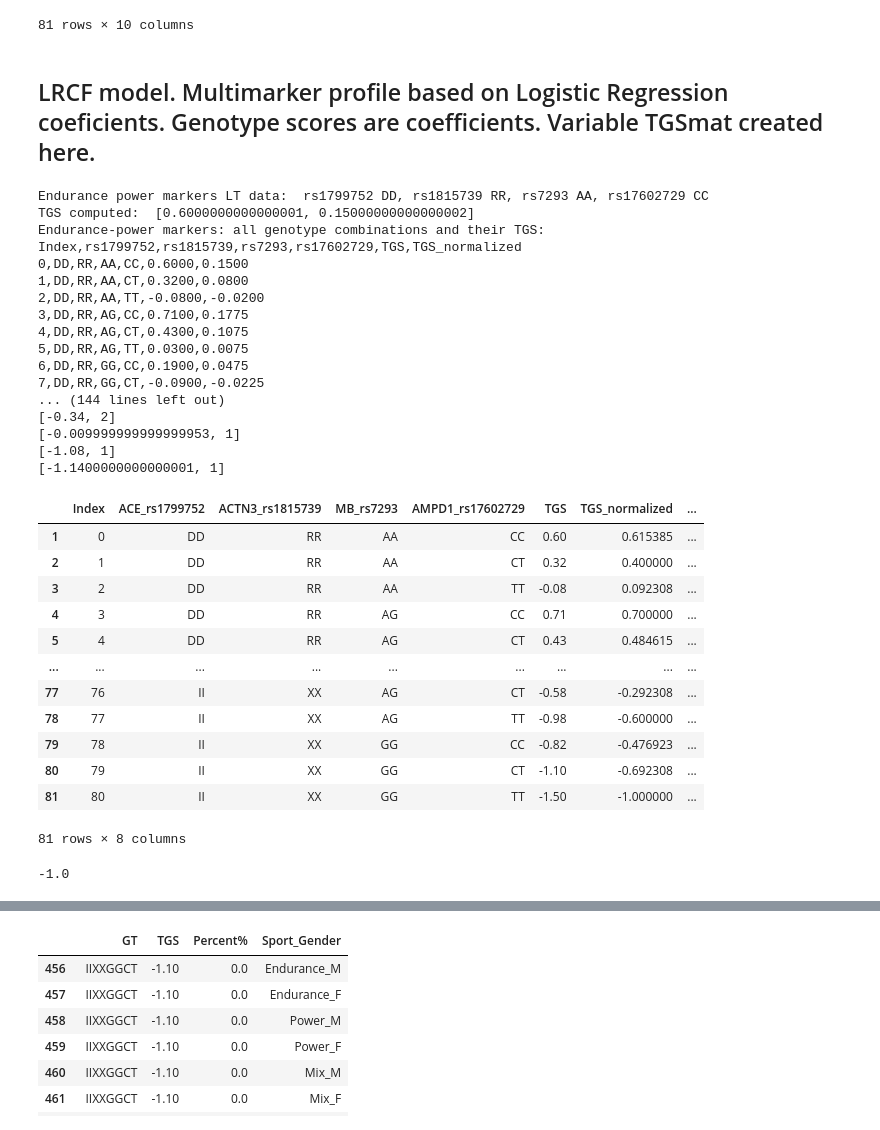
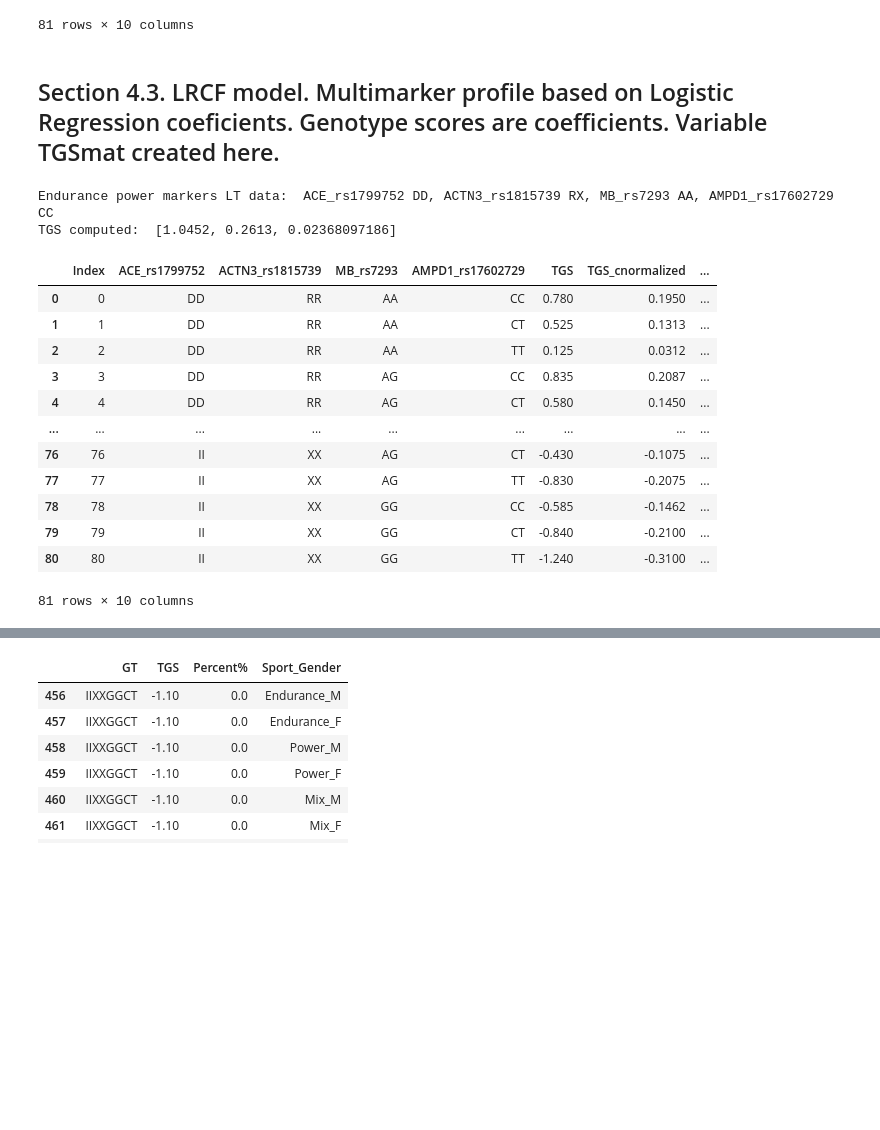
Before and after one commit to erinijapranckeviciene/ppolygenic, a Jupyter notebook: ppolygenic_working_draft.ipynb, the cells around one changed output, grey strips where cells are left out. Cells and saved outputs as stored; diff of their text form; code cells hidden in the pictures; blank space fills up the shorter version.

```diff
--- a/ppolygenic_working_draft.ipynb
+++ b/ppolygenic_working_draft.ipynb
@@ -1087,71 +1087,52 @@ TGS computed:  [4.0, 1.0, 0.02368097186]
 | 80 | 80 | II | XX | GG | TT | -4.0 | -1.0000 | ... |
 81 rows × 10 columns
 # %% [markdown]
-## LRCF model. Multimarker profile based on Logistic Regression coeficients. Genotype scores are coefficients.   Variable TGSmat created here.
+## Section 4.3. LRCF model. Multimarker profile based on Logistic Regression coeficients. Genotype scores are coefficients.   Variable TGSmat created here.
 # %%
 import sys
 import itertools
 import csv
 import pandas
 
 ##############################################################################
 # Modeling LT_athlete's TGS scores
 ##############################################################################
 
 ####### Endurance_power_markers dictionary
 markers_endpow ={ \
 # Endurance_power markers of LT data sample
      'endurance_power_vilnius': \
-                {'ACE_rs1799752':     {'gene':'ACE', 'genotype_scores':{'DD': 2, 'ID': 1, 'II': 0},'frequencies':{'DD': 0.247, 'ID': 0.369, 'II': 0.384},'allele_freq':{'I':0.43,'D':0.57}, 'conf': 1},\
-                 'ACTN3_rs1815739':     {'gene':'ACTN3', 'genotype_scores':{'RR': 1, 'RX': 2, 'XX': 0}, 'frequencies':{'RR': 0.408, 'RX': 0.49, 'XX': 0.102},'allele_freq':{'R':0.65,'X':0.35}, 'conf': 1},\
-                 'MB_rs7293': {'gene':'MB','genotype_scores':{'AA': 2, 'AG': 1, 'GG': 0},'frequencies':{'AA': 0.271, 'AG': 0.455, 'GG': 0.275},'allele_freq':{'A':0.5,'G':0.5}, 'conf': 1},\
-                 'AMPD1_rs17602729':{'gene':'AMPD1','genotype_scores':{'CC': 2, 'CT': 1, 'TT': 0}, 'frequencies':{'CC': 0.722, 'CT': 0.255, 'TT': 0.024},'allele_freq':{'C':0.85,'T':0.15}, 'conf': 1}}}
+                {'ACE_rs1799752':     {'gene':'ACE', 'genotype_scores':{'DD': 0.42, 'ID': 0.19, 'II': -0.47 },'frequencies':{'DD': 0.247, 'ID': 0.369, 'II': 0.384},'allele_freq':{'I':0.43,'D':0.57}, 'conf': 1},\
+                 'ACTN3_rs1815739':     {'gene':'ACTN3', 'genotype_scores':{'RR': 0, 'RX': 0.2652, 'XX':-0.12 }, 'frequencies':{'RR': 0.408, 'RX': 0.49, 'XX': 0.102},'allele_freq':{'R':0.65,'X':0.35}, 'conf': 1},\
+                 'MB_rs7293': {'gene':'MB','genotype_scores':{'AA': 0.105, 'AG': 0.16, 'GG':-0.25 },'frequencies':{'AA': 0.271, 'AG': 0.455, 'GG': 0.275},'allele_freq':{'A':0.5,'G':0.5}, 'conf': 1},\
+                 'AMPD1_rs17602729':{'gene':'AMPD1','genotype_scores':{'CC': 0.255, 'CT': 0, 'TT': -0.4}, 'frequencies':{'CC': 0.722, 'CT': 0.255, 'TT': 0.024},'allele_freq':{'C':0.85,'T':0.15}, 'conf': 1}}}
 
 endpow_gt_list='ACE_rs1799752 DD, ACTN3_rs1815739 RX, MB_rs7293 AA, AMPD1_rs17602729 CC '
 
 tgs_endpow = total_genotype_score(endpow_gt_list, markers_endpow['endurance_power_vilnius'])
 print("Endurance power markers LT data: ",endpow_gt_list)
 print("TGS computed: ", tgs_endpow)
 
 co = genotype_combinations_tgs(markers_endpow['endurance_power_vilnius'])
 tg=co[0]
 ft=co[1]
 
 TGSmat=GTcombinations_to_df(tg)
 TGSmat['GT']=TGSmat['ACE_rs1799752']+TGSmat['ACTN3_rs1815739']+TGSmat['MB_rs7293']+TGSmat['AMPD1_rs17602729']
 TGSmat
 # %% [output]
-Endurance power markers LT data:  rs1799752 DD, rs1815739 RR, rs7293 AA, rs17602729 CC
-TGS computed:  [0.6000000000000001, 0.15000000000000002]
-Endurance-power markers: all genotype combinations and their TGS:
-Index,rs1799752,rs1815739,rs7293,rs17602729,TGS,TGS_normalized
-0,DD,RR,AA,CC,0.6000,0.1500
-1,DD,RR,AA,CT,0.3200,0.0800
-2,DD,RR,AA,TT,-0.0800,-0.0200
-3,DD,RR,AG,CC,0.7100,0.1775
-4,DD,RR,AG,CT,0.4300,0.1075
-5,DD,RR,AG,TT,0.0300,0.0075
-6,DD,RR,GG,CC,0.1900,0.0475
-7,DD,RR,GG,CT,-0.0900,-0.0225
-... (144 lines left out)
-[-0.34, 2]
-[-0.009999999999999953, 1]
-[-1.08, 1]
-[-1.1400000000000001, 1]
+Endurance power markers LT data:  ACE_rs1799752 DD, ACTN3_rs1815739 RX, MB_rs7293 AA, AMPD1_rs17602729 CC
+TGS computed:  [1.0452, 0.2613, 0.02368097186]
-|  | Index | ACE_rs1799752 | ACTN3_rs1815739 | MB_rs7293 | AMPD1_rs17602729 | TGS | TGS_normalized | ... |
-| 1 | 0 | DD | RR | AA | CC | 0.60 | 0.615385 | ... |
-| 2 | 1 | DD | RR | AA | CT | 0.32 | 0.400000 | ... |
-| 3 | 2 | DD | RR | AA | TT | -0.08 | 0.092308 | ... |
-| 4 | 3 | DD | RR | AG | CC | 0.71 | 0.700000 | ... |
-| 5 | 4 | DD | RR | AG | CT | 0.43 | 0.484615 | ... |
+|  | Index | ACE_rs1799752 | ACTN3_rs1815739 | MB_rs7293 | AMPD1_rs17602729 | TGS | TGS_cnormalized | ... |
+| 0 | 0 | DD | RR | AA | CC | 0.780 | 0.1950 | ... |
+| 1 | 1 | DD | RR | AA | CT | 0.525 | 0.1313 | ... |
+| 2 | 2 | DD | RR | AA | TT | 0.125 | 0.0312 | ... |
+| 3 | 3 | DD | RR | AG | CC | 0.835 | 0.2087 | ... |
+| 4 | 4 | DD | RR | AG | CT | 0.580 | 0.1450 | ... |
 | ... | ... | ... | ... | ... | ... | ... | ... | ... |
-| 77 | 76 | II | XX | AG | CT | -0.58 | -0.292308 | ... |
-| 78 | 77 | II | XX | AG | TT | -0.98 | -0.600000 | ... |
-| 79 | 78 | II | XX | GG | CC | -0.82 | -0.476923 | ... |
-| 80 | 79 | II | XX | GG | CT | -1.10 | -0.692308 | ... |
-| 81 | 80 | II | XX | GG | TT | -1.50 | -1.000000 | ... |
+| 76 | 76 | II | XX | AG | CT | -0.430 | -0.1075 | ... |
+| 77 | 77 | II | XX | AG | TT | -0.830 | -0.2075 | ... |
+| 78 | 78 | II | XX | GG | CC | -0.585 | -0.1462 | ... |
+| 79 | 79 | II | XX | GG | CT | -0.840 | -0.2100 | ... |
+| 80 | 80 | II | XX | GG | TT | -1.240 | -0.3100 | ... |
-81 rows × 8 columns
+81 rows × 10 columns
-# %%
-min(TGSmat['TGS_normalized'])
-# %% [output]
--1.0
```
Also changed, not shown: parts of 34 cells of this notebook.
